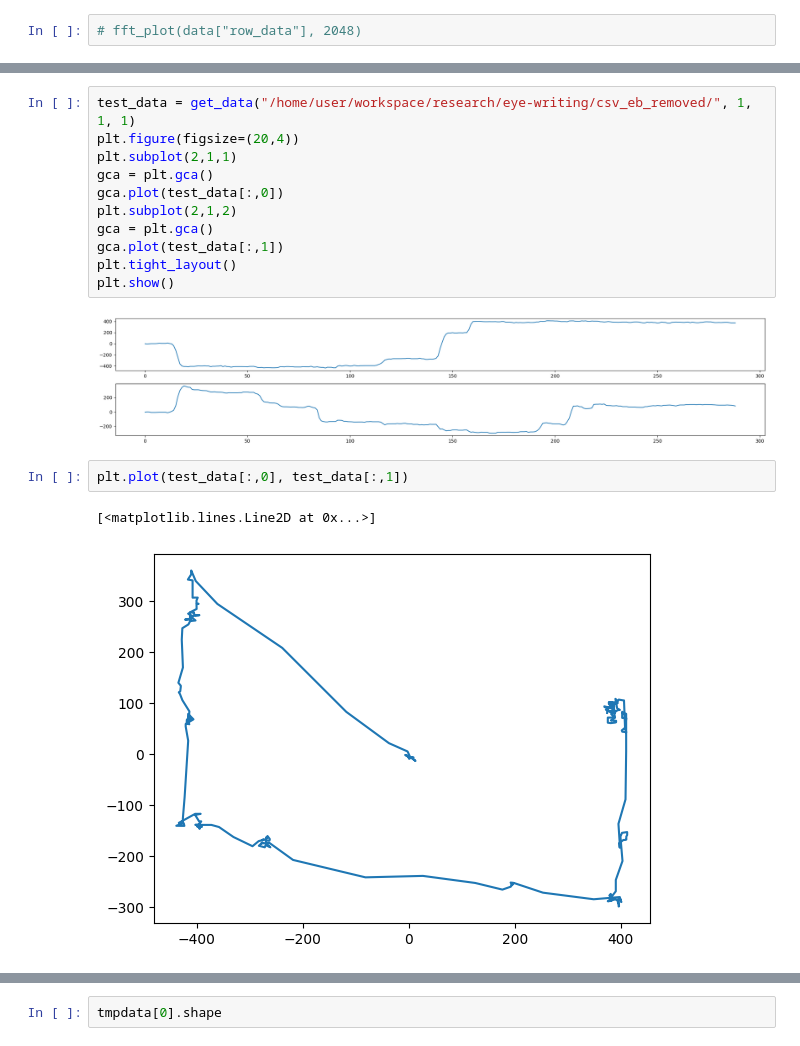
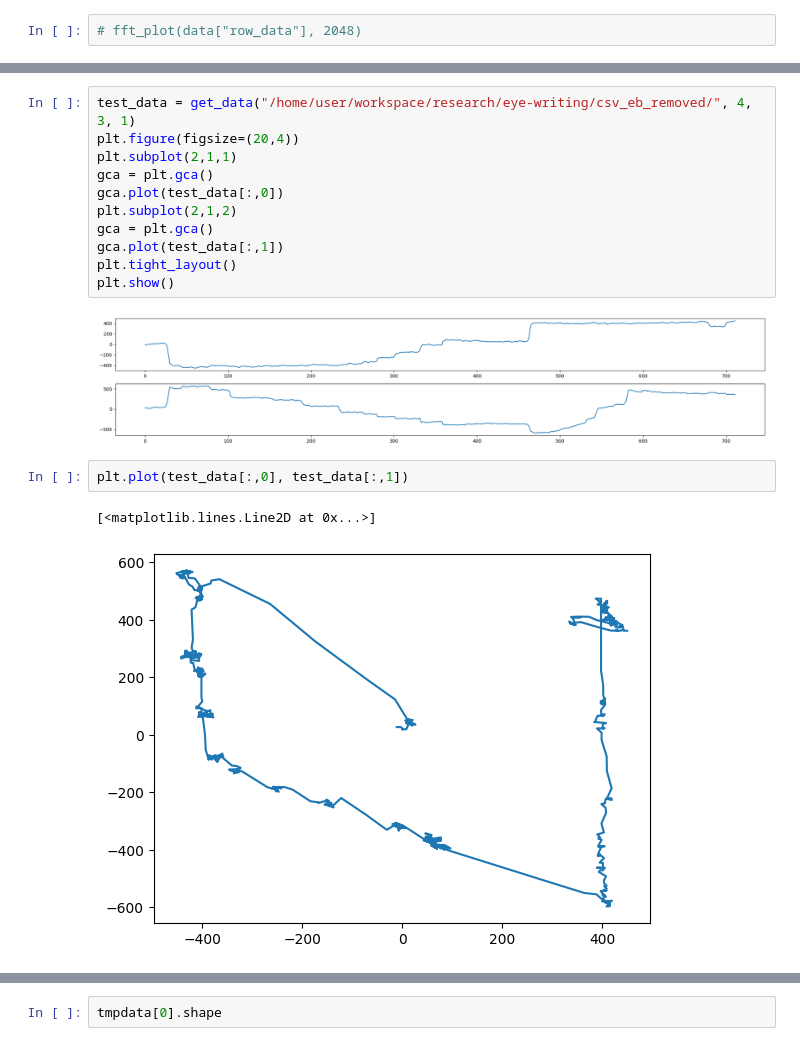
Before and after one commit to gusxo/backup, a Jupyter notebook: view.ipynb, the cells around one changed output, grey strips where cells are left out. Drawn from its saved outputs; the diff is of its cells as text.

```diff
--- a/view.ipynb
+++ b/view.ipynb
@@ -593,19 +639,19 @@ plt.plot(data["extracted"][0][:,0], data["extracted"][0][:,1])
 # %%
-test_data = get_data("/home/user/workspace/research/eye-writing/csv_eb_removed/", 1, 1, 1)
+test_data = get_data("/home/user/workspace/research/eye-writing/csv_eb_removed/", 4, 3, 1)
 plt.figure(figsize=(20,4))
 plt.subplot(2,1,1)
 gca = plt.gca()
 gca.plot(test_data[:,0])
 plt.subplot(2,1,2)
 gca = plt.gca()
 gca.plot(test_data[:,1])
 plt.tight_layout()
 plt.show()
 # %% [output]
-[figure, old version]
+[figure, new version]
 # %%
 plt.plot(test_data[:,0], test_data[:,1])
 # %% [output]
 [<matplotlib.lines.Line2D at 0x...>]
-[figure, old version]
+[figure, new version]
 # %%
```
Also changed, not shown: parts of 17 cells of this notebook, 1 other file.
